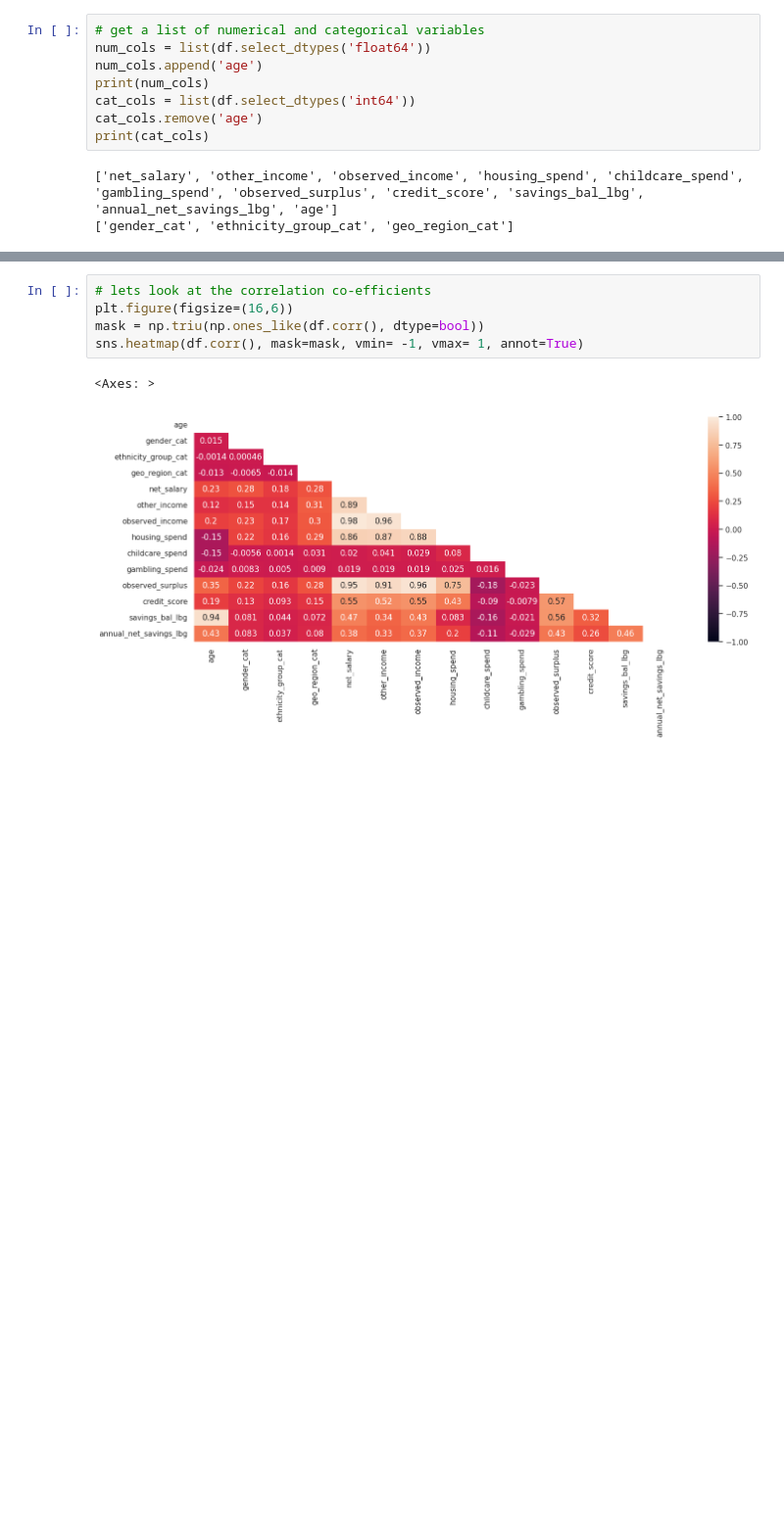
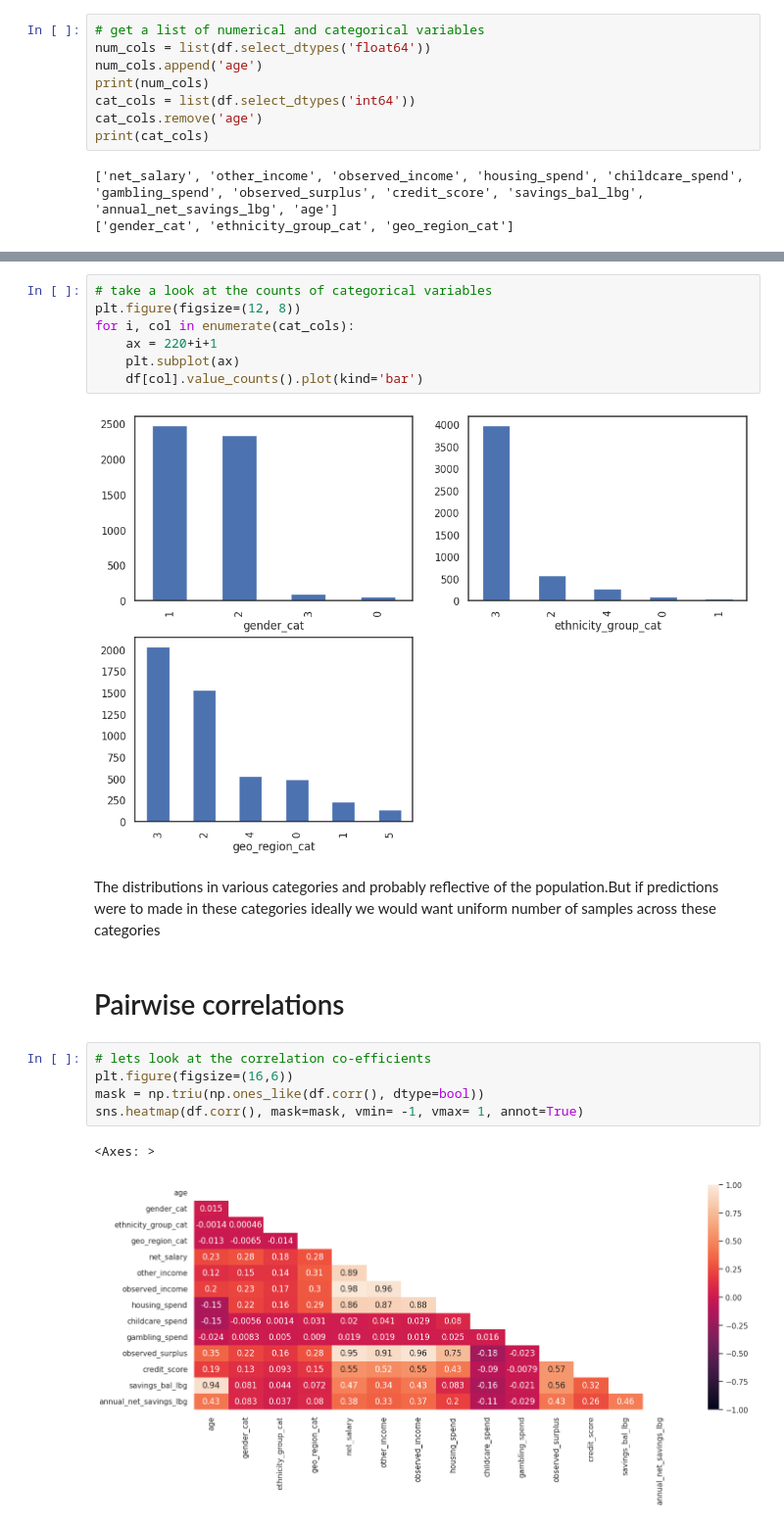
Before and after one commit to hasibahmed/exercise, a Jupyter notebook: technical_exercise/2.input_variables.ipynb, the cells around one changed output, grey strips where cells are left out. Shown at 98% size. Drawn from its saved outputs; the diff is of its cells as text; blank space fills up the shorter version.

```diff
--- a/technical_exercise/2.input_variables.ipynb
+++ b/technical_exercise/2.input_variables.ipynb
@@ -134,3 +130,16 @@ for col in num_cols:
+# %%
+# take a look at the counts of categorical variables
+plt.figure(figsize=(12, 8))
+for i, col in enumerate(cat_cols):
+    ax = 220+i+1
+    plt.subplot(ax)
+    df[col].value_counts().plot(kind='bar')
+# %% [output]
+[figure, added]
+# %% [markdown]
+The distributions in various categories and probably reflective of the population.But if predictions were to made in these categories ideally we would want uniform number of samples across these categories
+# %% [markdown]
+# Pairwise correlations
 # %%
 # lets look at the correlation co-efficients
 plt.figure(figsize=(16,6))
```
Also changed, not shown: parts of 6 cells of this notebook.
